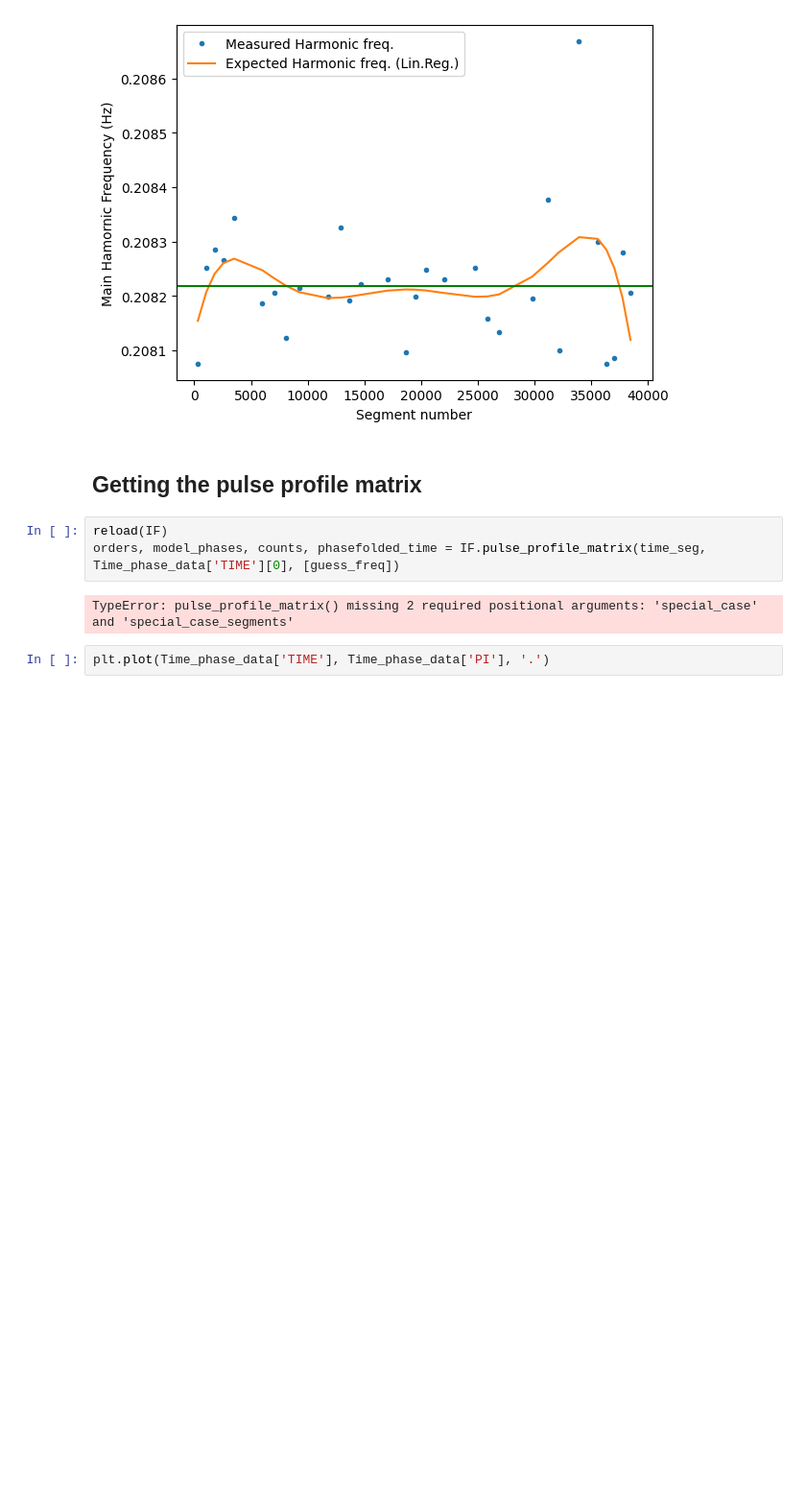
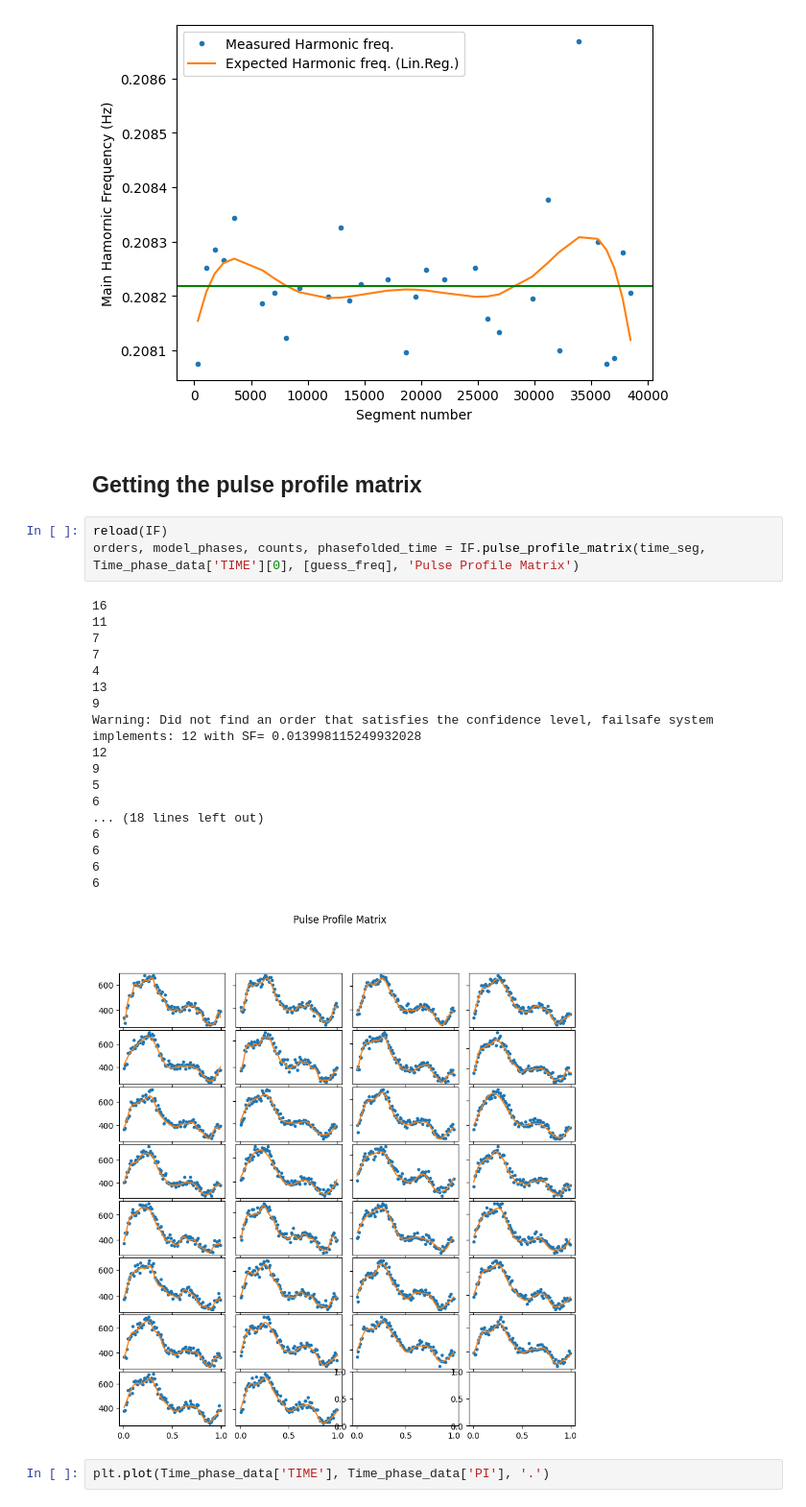
Before and after one commit to SamMerc/APLI, a Jupyter notebook: notebooks/Day3.ipynb, the cells around one changed output. Shown at 96% size. Saved outputs shown, nothing was run; the diff lists cells and outputs as text; blank space fills up the shorter version.

```diff
--- a/notebooks/Day3.ipynb
+++ b/notebooks/Day3.ipynb
@@ -72,9 +72,26 @@ reg, bins = IF.Harmonic_funk(6, 0.01, Time_phase_data['TIME'][0], time_seg, freq
 ## Getting the pulse profile matrix
 # %%
 reload(IF)
-orders, model_phases, counts, phasefolded_time = IF.pulse_profile_matrix(time_seg, Time_phase_data['TIME'][0], [guess_freq])
+orders, model_phases, counts, phasefolded_time = IF.pulse_profile_matrix(time_seg, Time_phase_data['TIME'][0], [guess_freq], 'Pulse Profile Matrix')
 # %% [output]
-TypeError: pulse_profile_matrix() missing 2 required positional arguments: 'special_case' and 'special_case_segments'
+16
+11
+7
+7
+4
+13
+9
+Warning: Did not find an order that satisfies the confidence level, failsafe system implements: 12 with SF= 0.013998115249932028
+12
+9
+5
+6
+... (18 lines left out)
+6
+6
+6
+6
+[figure, added]
 # %%
 plt.plot(Time_phase_data['TIME'], Time_phase_data['PI'], '.')
 # %% [output]
```
Also changed, not shown: parts of 8 cells of this notebook, 1 other file.
